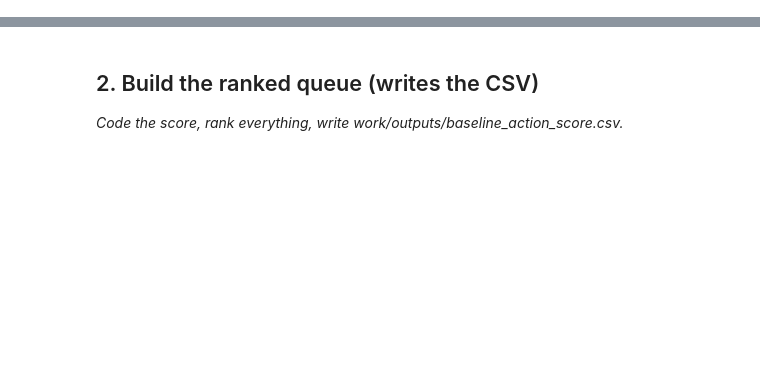
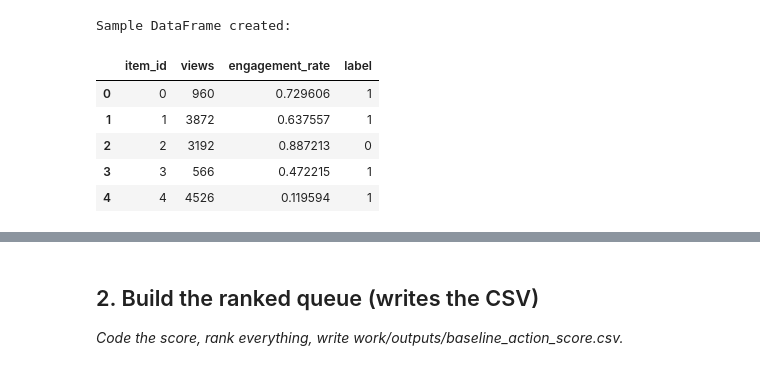
Before and after one commit to shaikhabdullahwaseem17-byte/vigilant-meme, a Jupyter notebook: work/notebooks/w04_baseline_score.ipynb, the cells around one changed output, grey strips where cells are left out. Cells and saved outputs as stored; diff of their text form; code cells hidden in the pictures; blank space fills up the shorter version.

```diff
--- a/work/notebooks/w04_baseline_score.ipynb
+++ b/work/notebooks/w04_baseline_score.ipynb
@@ -13,3 +66,29 @@ This skeleton is yours to fill. Work the sections **in order** — each one has
 # %%
 # This cell is for CODE (numbers, a query, a check).
 # Write your text answer in the cell ABOVE this one — typing sentences here breaks Run All.
+# %%
+import pandas as pd
+import numpy as np
+import os
+
+# Create dummy data for demonstration
+np.random.seed(42)
+num_items = 100
+data = {
+    'item_id': range(num_items),
+    'views': np.random.randint(100, 5000, num_items),
+    'engagement_rate': np.random.rand(num_items),
+    'label': np.random.randint(0, 2, num_items) # Dummy label for precision@K
+}
+df = pd.DataFrame(data)
+
+print("Sample DataFrame created:")
+display(df.head())
+# %% [output]
+Sample DataFrame created:
+|  | item_id | views | engagement_rate | label |
+| 0 | 0 | 960 | 0.729606 | 1 |
+| 1 | 1 | 3872 | 0.637557 | 1 |
+| 2 | 2 | 3192 | 0.887213 | 0 |
+| 3 | 3 | 566 | 0.472215 | 1 |
+| 4 | 4 | 4526 | 0.119594 | 1 |
```
Also changed, not shown: parts of 15 cells of this notebook.
